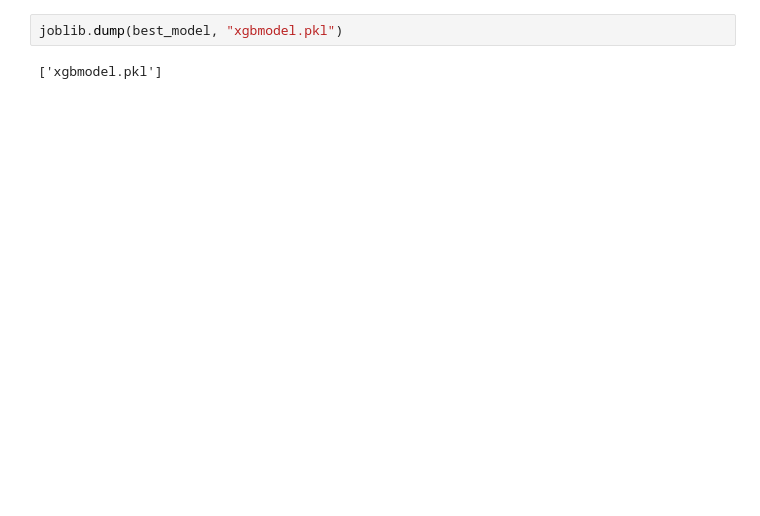
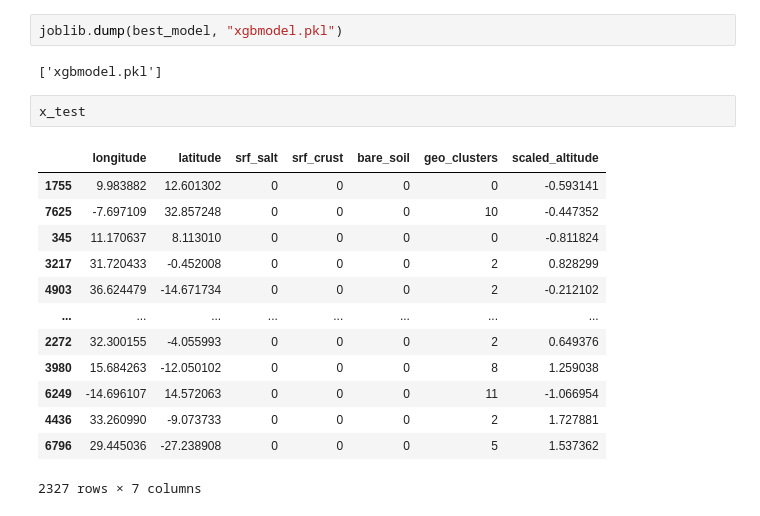
Before and after one commit to naythe10/nathan-crop-predictor-demo, a Jupyter notebook: ml_training.ipynb, the cells around one changed output. Drawn from its saved outputs; the diff is of its cells as text; blank space fills up the shorter version.

```diff
--- a/ml_training.ipynb
+++ b/ml_training.ipynb
@@ -591,3 +582,19 @@ score
 joblib.dump(best_model, "xgbmodel.pkl")
 # %% [output]
 ['xgbmodel.pkl']
+# %%
+x_test
+# %% [output]
+|  | longitude | latitude | srf_salt | srf_crust | bare_soil | geo_clusters | scaled_altitude |
+| 1755 | 9.983882 | 12.601302 | 0 | 0 | 0 | 0 | -0.593141 |
+| 7625 | -7.697109 | 32.857248 | 0 | 0 | 0 | 10 | -0.447352 |
+| 345 | 11.170637 | 8.113010 | 0 | 0 | 0 | 0 | -0.811824 |
+| 3217 | 31.720433 | -0.452008 | 0 | 0 | 0 | 2 | 0.828299 |
+| 4903 | 36.624479 | -14.671734 | 0 | 0 | 0 | 2 | -0.212102 |
+| ... | ... | ... | ... | ... | ... | ... | ... |
+| 2272 | 32.300155 | -4.055993 | 0 | 0 | 0 | 2 | 0.649376 |
+| 3980 | 15.684263 | -12.050102 | 0 | 0 | 0 | 8 | 1.259038 |
+| 6249 | -14.696107 | 14.572063 | 0 | 0 | 0 | 11 | -1.066954 |
+| 4436 | 33.260990 | -9.073733 | 0 | 0 | 0 | 2 | 1.727881 |
+| 6796 | 29.445036 | -27.238908 | 0 | 0 | 0 | 5 | 1.537362 |
+2327 rows × 7 columns
```
Also changed, not shown: parts of 14 cells of this notebook, 5 other files.
